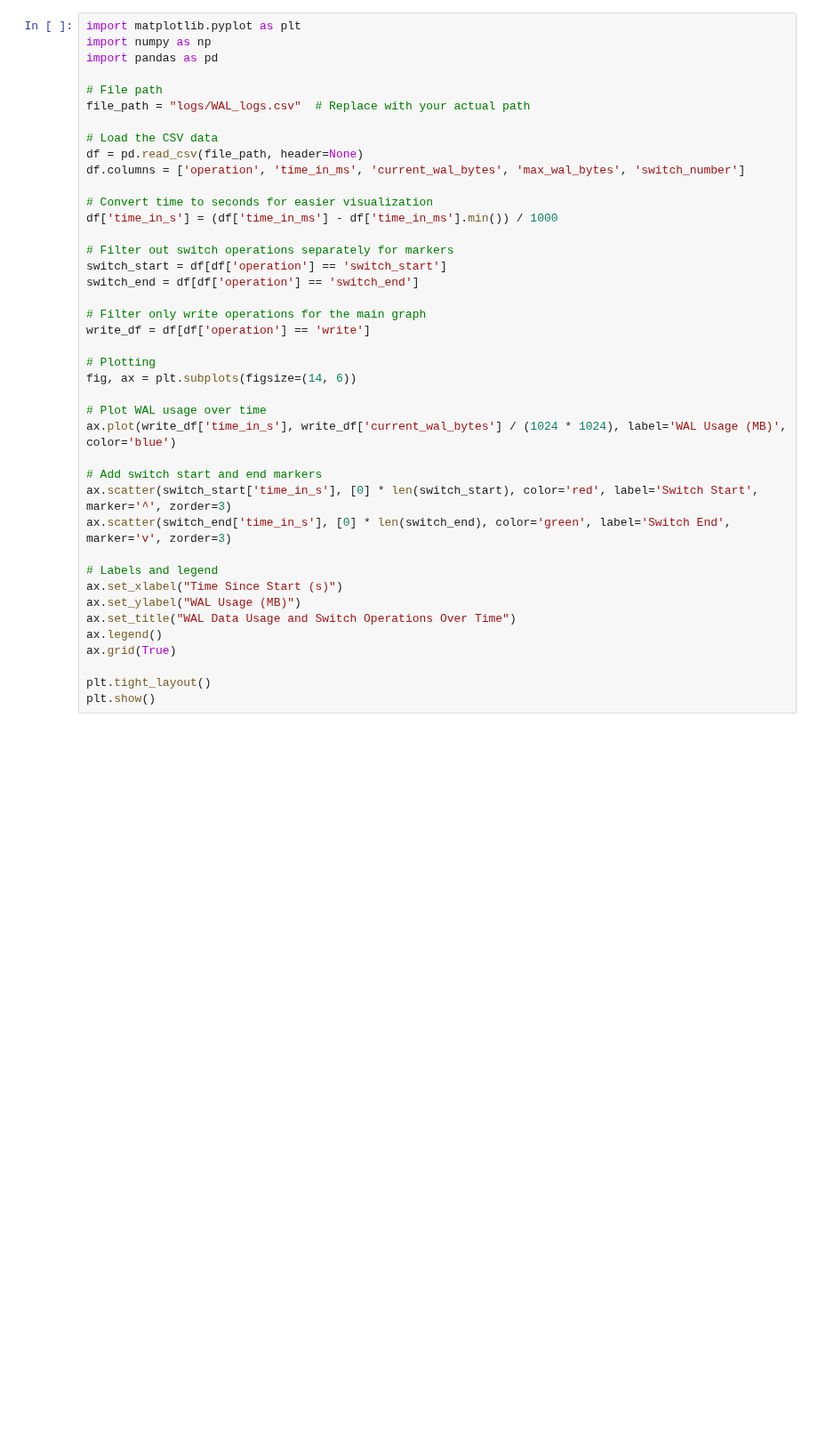
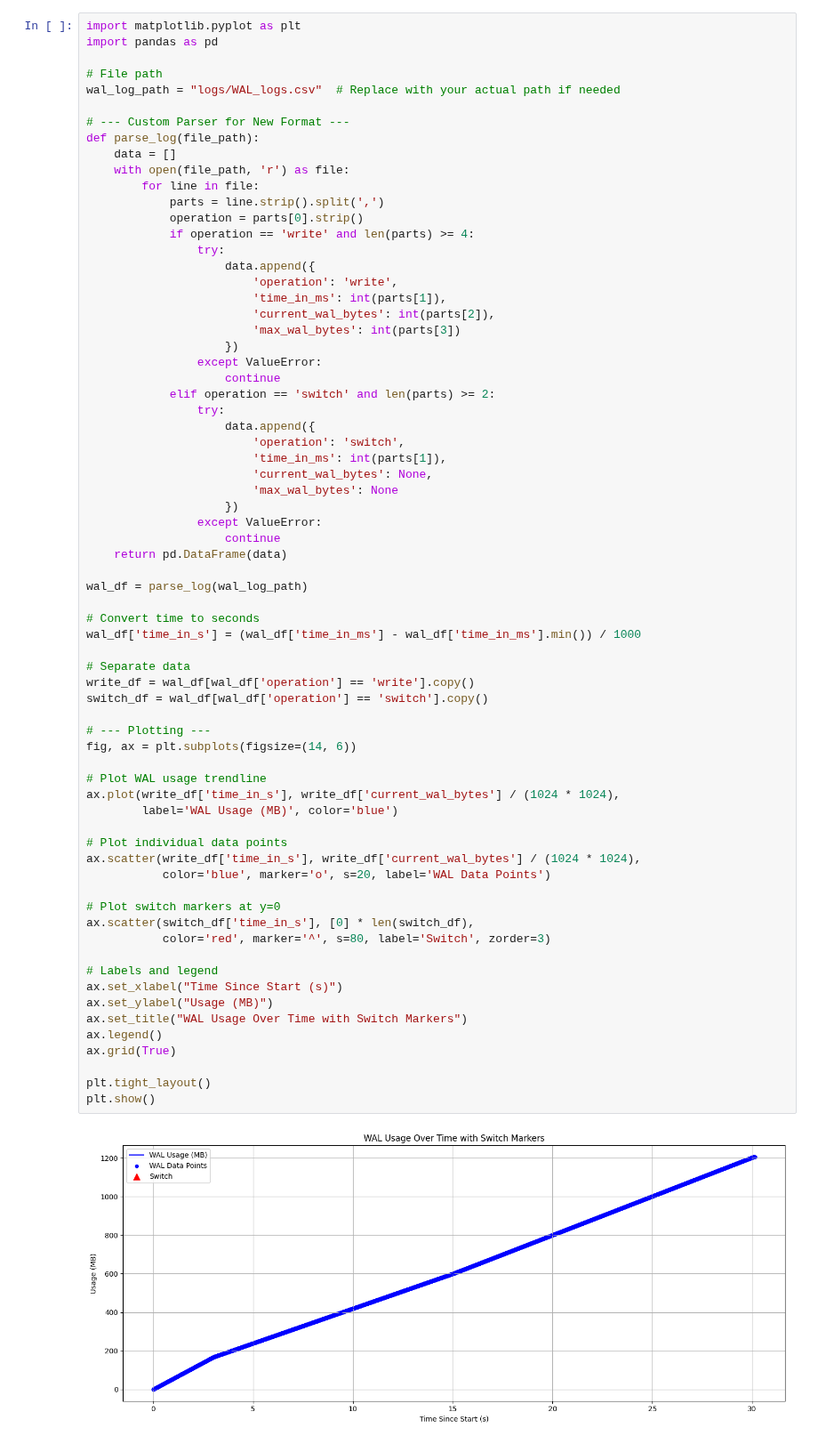
Before and after one commit to tyler-griggs/YCSB-cpp, a Jupyter notebook: analysis.ipynb, the cells around one changed output. Shown at 89% size. Drawn from its saved outputs; the diff is of its cells as text; blank space fills up the shorter version.

```diff
--- a/analysis.ipynb
+++ b/analysis.ipynb
@@ -1153,41 +1164,71 @@ generate_plots(xlim, output_file)
 # %%
 import matplotlib.pyplot as plt
-import numpy as np
 import pandas as pd
 
 # File path
-file_path = "logs/WAL_logs.csv"  # Replace with your actual path
+wal_log_path = "logs/WAL_logs.csv"  # Replace with your actual path if needed
 
-# Load the CSV data
-df = pd.read_csv(file_path, header=None)
-df.columns = ['operation', 'time_in_ms', 'current_wal_bytes', 'max_wal_bytes', 'switch_number']
+# --- Custom Parser for New Format ---
+def parse_log(file_path):
+    data = []
+    with open(file_path, 'r') as file:
+        for line in file:
+            parts = line.strip().split(',')
+            operation = parts[0].strip()
+            if operation == 'write' and len(parts) >= 4:
+                try:
+                    data.append({
+                        'operation': 'write',
+                        'time_in_ms': int(parts[1]),
+                        'current_wal_bytes': int(parts[2]),
+                        'max_wal_bytes': int(parts[3])
+                    })
+                except ValueError:
+                    continue
+            elif operation == 'switch' and len(parts) >= 2:
+                try:
+                    data.append({
+                        'operation': 'switch',
+                        'time_in_ms': int(parts[1]),
+                        'current_wal_bytes': None,
+                        'max_wal_bytes': None
+                    })
+                except ValueError:
+                    continue
+    return pd.DataFrame(data)
 
-# Convert time to seconds for easier visualization
-df['time_in_s'] = (df['time_in_ms'] - df['time_in_ms'].min()) / 1000
+wal_df = parse_log(wal_log_path)
 
-# Filter out switch operations separately for markers
-switch_start = df[df['operation'] == 'switch_start']
-switch_end = df[df['operation'] == 'switch_end']
+# Convert time to seconds
+wal_df['time_in_s'] = (wal_df['time_in_ms'] - wal_df['time_in_ms'].min()) / 1000
 
-# Filter only write operations for the main graph
-write_df = df[df['operation'] == 'write']
+# Separate data
+write_df = wal_df[wal_df['operation'] == 'write'].copy()
+switch_df = wal_df[wal_df['operation'] == 'switch'].copy()
 
-# Plotting
+# --- Plotting ---
 fig, ax = plt.subplots(figsize=(14, 6))
 
-# Plot WAL usage over time
-ax.plot(write_df['time_in_s'], write_df['current_wal_bytes'] / (1024 * 1024), label='WAL Usage (MB)', color='blue')
+# Plot WAL usage trendline
+ax.plot(write_df['time_in_s'], write_df['current_wal_bytes'] / (1024 * 1024),
+        label='WAL Usage (MB)', color='blue')
 
-# Add switch start and end markers
-ax.scatter(switch_start['time_in_s'], [0] * len(switch_start), color='red', label='Switch Start', marker='^', zorder=3)
-ax.scatter(switch_end['time_in_s'], [0] * len(switch_end), color='green', label='Switch End', marker='v', zorder=3)
+# Plot individual data points
+ax.scatter(write_df['time_in_s'], write_df['current_wal_bytes'] / (1024 * 1024),
+           color='blue', marker='o', s=20, label='WAL Data Points')
+
+# Plot switch markers at y=0
+ax.scatter(switch_df['time_in_s'], [0] * len(switch_df),
+           color='red', marker='^', s=80, label='Switch', zorder=3)
 
 # Labels and legend
 ax.set_xlabel("Time Since Start (s)")
-ax.set_ylabel("WAL Usage (MB)")
-ax.set_title("WAL Data Usage and Switch Operations Over Time")
+ax.set_ylabel("Usage (MB)")
+ax.set_title("WAL Usage Over Time with Switch Markers")
 ax.legend()
 ax.grid(True)
 
 plt.tight_layout()
 plt.show()
+# %% [output]
+[figure, added]
```
Also changed, not shown: parts of 18 cells of this notebook, 12 other files.
